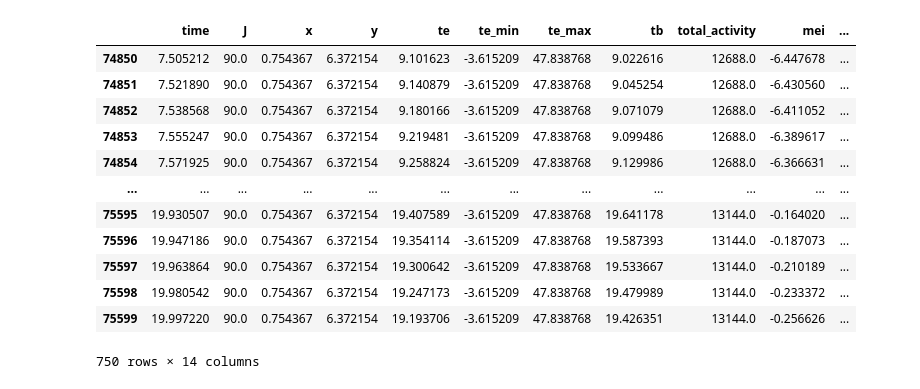
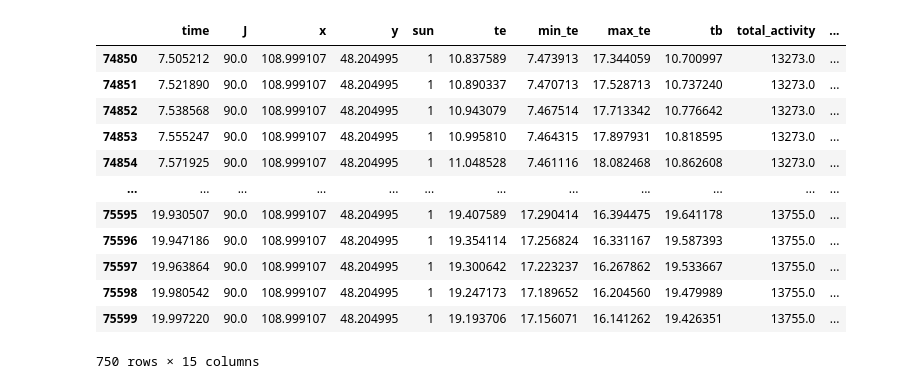
Before and after one commit to laurenneel/energetics-model, a Jupyter notebook: summarizing_data.ipynb, the cells around one changed output. Saved outputs shown, nothing was run; the diff lists cells and outputs as text; code cells hidden in the pictures.

```diff
--- a/summarizing_data.ipynb
+++ b/summarizing_data.ipynb
@@ -25,53 +25,60 @@ import pandas as pd ## added by LN
 import math
 import csv
 
-LR_full_df = pd.read_csv('/Users/laurenneel/Documents/repo_energetics/energetics-model/output/LR_output_te.csv')
+LR_full_df = pd.read_csv('/Users/laurenneel/Documents/repo_energetics/energetics-model/output/output_LR_27feb.csv')
 #full_df = pd.read_csv('/Users/laurenneel/Documents/repo_energetics/energetics-model/output/output_copy.csv')
 LR_df90 = LR_full_df[(LR_full_df['J'] == 90) & (LR_full_df['time'] >= 7.5)]
 LR_df180 = LR_full_df[(LR_full_df['J'] == 180) & (LR_full_df['time'] >= 7.5)]
 LR_df270 = LR_full_df[(LR_full_df['J'] == 270) & (LR_full_df['time'] >= 7.5)]
 LR_df360 = LR_full_df[(LR_full_df['J'] == 360) & (LR_full_df['time'] >= 7.5)]
 
-LR_full_df2 = pd.read_csv('/Users/laurenneel/Documents/repo_energetics/energetics-model/output/output_LR_te.csv')
-#full_df = pd.read_csv('/Users/laurenneel/Documents/repo_energetics/energetics-model/output/output_copy.csv')
-LR_df90_2 = LR_full_df2[(LR_full_df2['J'] == 90) & (LR_full_df2['time'] >= 7.5)]
-LR_df180_2 = LR_full_df2[(LR_full_df2['J'] == 180) & (LR_full_df2['time'] >= 7.5)]
-LR_df270_2 = LR_full_df2[(LR_full_df2['J'] == 270) & (LR_full_df2['time'] >= 7.5)]
-LR_df360_2 = LR_full_df2[(LR_full_df2['J'] == 360) & (LR_full_df2['time'] >= 7.5)]
+#LR_full_df2 = pd.read_csv('/Users/laurenneel/Documents/repo_energetics/energetics-model/output/output_LR_te.csv')
+##full_df = pd.read_csv('/Users/laurenneel/Documents/repo_energetics/energetics-model/output/output_copy.csv')
+#LR_df90_2 = LR_full_df2[(LR_full_df2['J'] == 90) & (LR_full_df2['time'] >= 7.5)]
+#LR_df180_2 = LR_full_df2[(LR_full_df2['J'] == 180) & (LR_full_df2['time'] >= 7.5)]
+#LR_df270_2 = LR_full_df2[(LR_full_df2['J'] == 270) & (LR_full_df2['time'] >= 7.5)]
+#LR_df360_2 = LR_full_df2[(LR_full_df2['J'] == 360) & (LR_full_df2['time'] >= 7.5)]
+#
+#LR_full_df3 = pd.read_csv('/Users/laurenneel/Documents/repo_energetics/energetics-model/output/output_LR_27feb.csv')
+##full_df = pd.read_csv('/Users/laurenneel/Documents/repo_energetics/energetics-model/output/output_copy.csv')
+#LR_df90_3 = LR_full_df3[(LR_full_df3['J'] == 90) & (LR_full_df3['time'] >= 7.5)]
+#LR_df180_3 = LR_full_df3[(LR_full_df3['J'] == 180) & (LR_full_df3['time'] >= 7.5)]
+#LR_df270_3 = LR_full_df3[(LR_full_df3['J'] == 270) & (LR_full_df3['time'] >= 7.5)]
+#LR_df360_3 = LR_full_df3[(LR_full_df3['J'] == 360) & (LR_full_df3['time'] >= 7.5)]
 
-TC_full_df = pd.read_csv('/Users/laurenneel/Documents/repo_energetics/energetics-model/output/TC_output_copy.csv')
+TC_full_df = pd.read_csv('/Users/laurenneel/Documents/repo_energetics/energetics-model/output/TC_output_copy_27feb.csv')
 TC_df90 = TC_full_df[(TC_full_df['J'] == 90) & (TC_full_df['time'] >= 6.5)]
 TC_df180 = TC_full_df[(TC_full_df['J'] == 180) & (TC_full_df['time'] >= 6.5)]
 TC_df270 = TC_full_df[(TC_full_df['J'] == 270) & (TC_full_df['time'] >= 6.5)]
 TC_df360 = TC_full_df[(TC_full_df['J'] == 360) & (TC_full_df['time'] >= 6.5)]
 
 RP_full_df = pd.read_csv('/Users/laurenneel/Documents/repo_energetics/energetics-model/output/RP_output_copy.csv')
 #full_df = pd.read_csv('/Users/laurenneel/Documents/repo_energetics/energetics-model/output/output_copy.csv')
 RP_df90 = RP_full_df[(RP_full_df['J'] == 90) & (RP_full_df['time'] >= 7.5)]
 RP_df180 = RP_full_df[(RP_full_df['J'] == 180) & (RP_full_df['time'] >= 7.5)]
 RP_df270 = RP_full_df[(RP_full_df['J'] == 270) & (RP_full_df['time'] >= 7.5)]
 RP_df360 = RP_full_df[(RP_full_df['J'] == 360) & (RP_full_df['time'] >= 7.5)]
 
 WC_full_df = pd.read_csv('/Users/laurenneel/Documents/repo_energetics/energetics-model/output/WC_output_copy.csv')
 #full_df = pd.read_csv('/Users/laurenneel/Documents/repo_energetics/energetics-model/output/output_copy.csv')
 WC_df90 = WC_full_df[(WC_full_df['J'] == 90) & (WC_full_df['time'] >= 7.5)]
 WC_df180 = WC_full_df[(WC_full_df['J'] == 180) & (WC_full_df['time'] >= 7.5)]
 WC_df270 = WC_full_df[(WC_full_df['J'] == 270) & (WC_full_df['time'] >= 7.5)]
 WC_df360 = WC_full_df[(WC_full_df['J'] == 360) & (WC_full_df['time'] >= 7.5)]
 
 #display(TC_full_df)
 display(LR_df90)
 # %% [output]
-|  | time | J | x | y | te | te_min | te_max | tb | total_activity | mei | ... |
-| 74850 | 7.505212 | 90.0 | 0.754367 | 6.372154 | 9.101623 | -3.615209 | 47.838768 | 9.022616 | 12688.0 | -6.447678 | ... |
-| 74851 | 7.521890 | 90.0 | 0.754367 | 6.372154 | 9.140879 | -3.615209 | 47.838768 | 9.045254 | 12688.0 | -6.430560 | ... |
-| 74852 | 7.538568 | 90.0 | 0.754367 | 6.372154 | 9.180166 | -3.615209 | 47.838768 | 9.071079 | 12688.0 | -6.411052 | ... |
-| 74853 | 7.555247 | 90.0 | 0.754367 | 6.372154 | 9.219481 | -3.615209 | 47.838768 | 9.099486 | 12688.0 | -6.389617 | ... |
-| 74854 | 7.571925 | 90.0 | 0.754367 | 6.372154 | 9.258824 | -3.615209 | 47.838768 | 9.129986 | 12688.0 | -6.366631 | ... |
+|  | time | J | x | y | sun | te | min_te | max_te | tb | total_activity | ... |
+| 74850 | 7.505212 | 90.0 | 108.999107 | 48.204995 | 1 | 10.837589 | 7.473913 | 17.344059 | 10.700997 | 13273.0 | ... |
+| 74851 | 7.521890 | 90.0 | 108.999107 | 48.204995 | 1 | 10.890337 | 7.470713 | 17.528713 | 10.737240 | 13273.0 | ... |
+| 74852 | 7.538568 | 90.0 | 108.999107 | 48.204995 | 1 | 10.943079 | 7.467514 | 17.713342 | 10.776642 | 13273.0 | ... |
+| 74853 | 7.555247 | 90.0 | 108.999107 | 48.204995 | 1 | 10.995810 | 7.464315 | 17.897931 | 10.818595 | 13273.0 | ... |
+| 74854 | 7.571925 | 90.0 | 108.999107 | 48.204995 | 1 | 11.048528 | 7.461116 | 18.082468 | 10.862608 | 13273.0 | ... |
 | ... | ... | ... | ... | ... | ... | ... | ... | ... | ... | ... | ... |
-| 75595 | 19.930507 | 90.0 | 0.754367 | 6.372154 | 19.407589 | -3.615209 | 47.838768 | 19.641178 | 13144.0 | -0.164020 | ... |
-| 75596 | 19.947186 | 90.0 | 0.754367 | 6.372154 | 19.354114 | -3.615209 | 47.838768 | 19.587393 | 13144.0 | -0.187073 | ... |
-| 75597 | 19.963864 | 90.0 | 0.754367 | 6.372154 | 19.300642 | -3.615209 | 47.838768 | 19.533667 | 13144.0 | -0.210189 | ... |
-| 75598 | 19.980542 | 90.0 | 0.754367 | 6.372154 | 19.247173 | -3.615209 | 47.838768 | 19.479989 | 13144.0 | -0.233372 | ... |
-| 75599 | 19.997220 | 90.0 | 0.754367 | 6.372154 | 19.193706 | -3.615209 | 47.838768 | 19.426351 | 13144.0 | -0.256626 | ... |
+| 75595 | 19.930507 | 90.0 | 108.999107 | 48.204995 | 1 | 19.407589 | 17.290414 | 16.394475 | 19.641178 | 13755.0 | ... |
+| 75596 | 19.947186 | 90.0 | 108.999107 | 48.204995 | 1 | 19.354114 | 17.256824 | 16.331167 | 19.587393 | 13755.0 | ... |
+| 75597 | 19.963864 | 90.0 | 108.999107 | 48.204995 | 1 | 19.300642 | 17.223237 | 16.267862 | 19.533667 | 13755.0 | ... |
+| 75598 | 19.980542 | 90.0 | 108.999107 | 48.204995 | 1 | 19.247173 | 17.189652 | 16.204560 | 19.479989 | 13755.0 | ... |
+| 75599 | 19.997220 | 90.0 | 108.999107 | 48.204995 | 1 | 19.193706 | 17.156071 | 16.141262 | 19.426351 | 13755.0 | ... |
-750 rows × 14 columns
+750 rows × 15 columns
```
Also changed, not shown: parts of 18 cells of this notebook, 30 other files.
